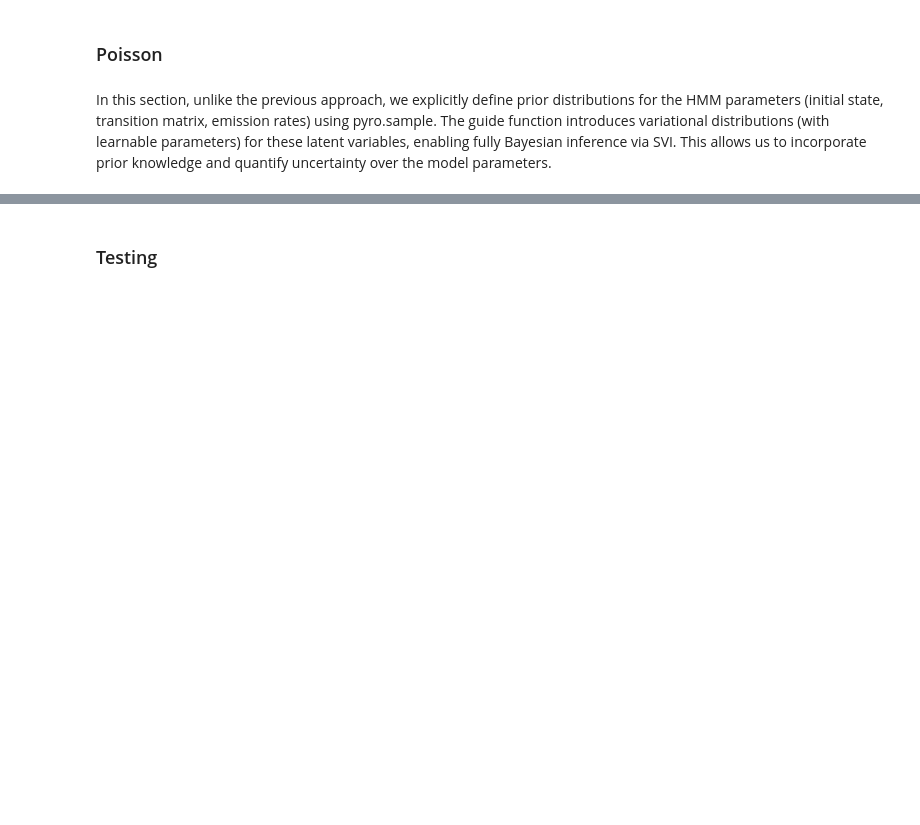
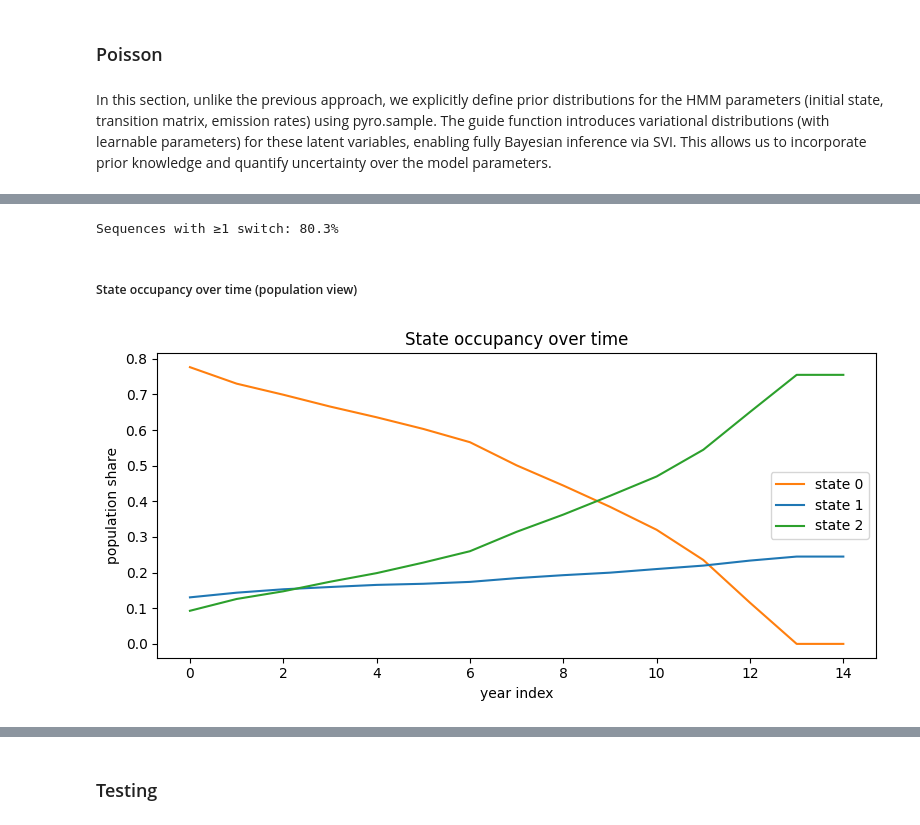
Before and after one commit to erikdeluca/Blood-Donors, a Jupyter notebook: Python/Pyro.ipynb, the cells around one changed output, grey strips where cells are left out. Cells and saved outputs as stored; diff of their text form; code cells hidden in the pictures; blank space fills up the shorter version.

Commit message:
Model diagnostics

```diff
--- a/Python/Pyro.ipynb
+++ b/Python/Pyro.ipynb
@@ -424,0 +501,71 @@ plot_hmm_params(
+# %%
+def viterbi_paths_poisson(obs,      # LongTensor [N,T]
+                          K=3):     # # latent states
+    """
+    Returns the most-likely latent path for every individual
+    using the current variational parameters of the Poisson HMM.
+    """
+    with torch.no_grad():
+        # ----- expected model parameters ---------------------------------
+        # initial probs π
+        pi_alpha = pyro.param("pi_alpha")                  # [K]
+        pi_prob  = pi_alpha / pi_alpha.sum()               # [K]
+        log_pi   = pi_prob.log()
+
+        # transition matrix A
+        A_alpha  = pyro.param("A_alpha")                   # [K,K]
+        A_prob   = A_alpha / A_alpha.sum(1, keepdim=True)  # rows sum 1
+        log_A    = A_prob.log()
+
+        # Poisson rates λ
+        r_alpha  = pyro.param("r_alpha")                   # [K]
+        r_beta   = pyro.param("r_beta")
+        rates    = r_alpha / r_beta                       # [K]
+
+        # ----- pre-compute emission log-probs ----------------------------
+        N, T = obs.shape
+        emis_log = dist.Poisson(rates).log_prob(obs.unsqueeze(-1))  # (N,T,K)
+
+        # ----- Viterbi ----------------------------------------------------
+        paths  = torch.zeros(N, T, dtype=torch.long)
+        psi    = torch.zeros(N, T, K, dtype=torch.long)   # back-pointers
+        delta  = log_pi + emis_log[:, 0]                  # (N,K)
+
+        for t in range(1, T):
+            # score: delta_prev + log A (broadcast prev→next)
+            score = delta.unsqueeze(2) + log_A            # (N,K_prev,K_next)
+            delta, psi[:, t] = torch.max(score, dim=1)    # argmax over prev
+            delta += emis_log[:, t]                       # add emission
+
+        # back-tracking
+        last = torch.argmax(delta, dim=1)                 # (N,)
+        paths[:, -1] = last
+        for t in range(T - 1, 0, -1):
+            last = psi[torch.arange(N), t, last]
+            paths[:, t-1] = last
+
+    return paths
+
+
+# -------------------------------------------------------------------------
+paths = viterbi_paths_poisson(obs_torch, K=3).cpu().numpy()
+
+# e.g. fraction of sequences that switch state at least once
+switch = (paths[:, 1:] != paths[:, :-1]).any(1).mean()
+print(f"Sequences with ≥1 switch: {switch * 100:.1f}%")
+# %% [output]
+Sequences with ≥1 switch: 80.3%
+# %% [markdown]
+##### State occupancy over time (population view)
+# %%
+counts = np.apply_along_axis(lambda col: np.bincount(col, minlength=3),
+                             0, paths)          # (K,T)
+props  = counts / counts.sum(0, keepdims=True)
+
+plt.figure(figsize=(8,4))
+for k,c in enumerate(['tab:orange','tab:blue','tab:green']):
+    plt.plot(props[k], label=f'state {k}', color=c)
+plt.xlabel('year index'); plt.ylabel('population share')
+plt.title('State occupancy over time'); plt.legend(); plt.tight_layout()
+# %% [output]
+[figure, added]
```
Also changed, not shown: parts of 47 cells of this notebook, 47 other files.
